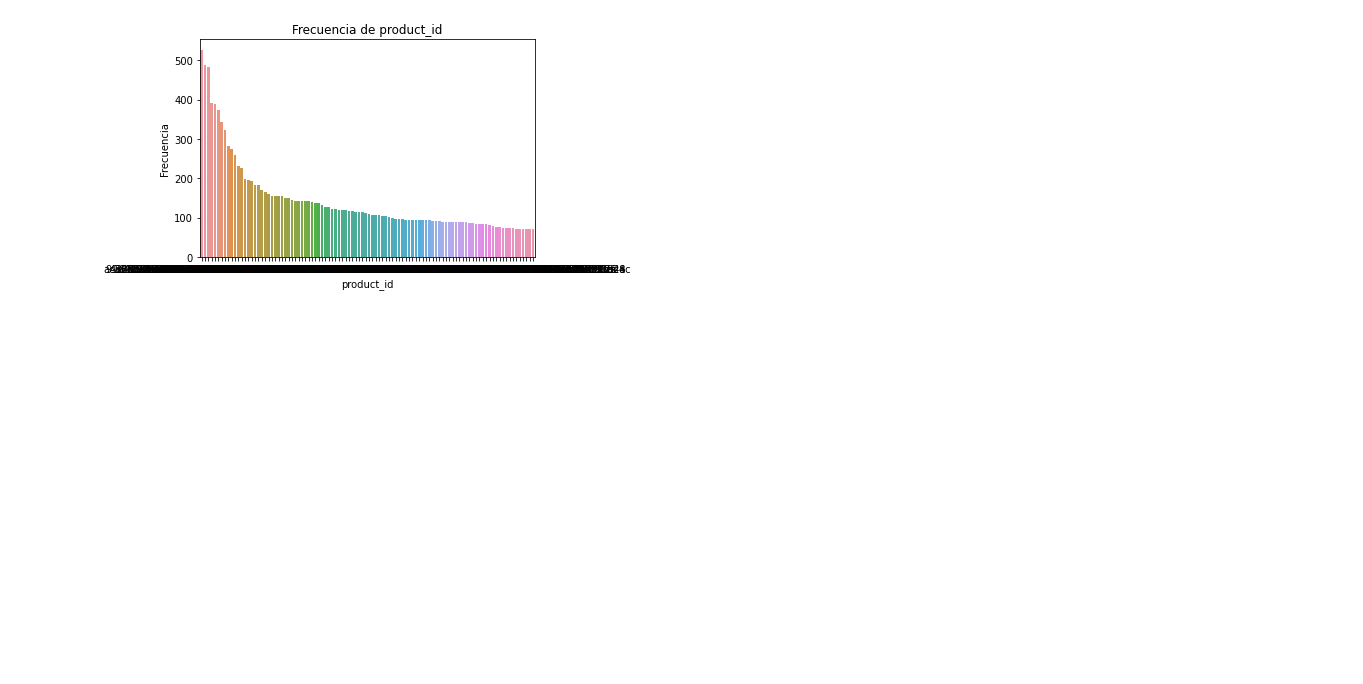
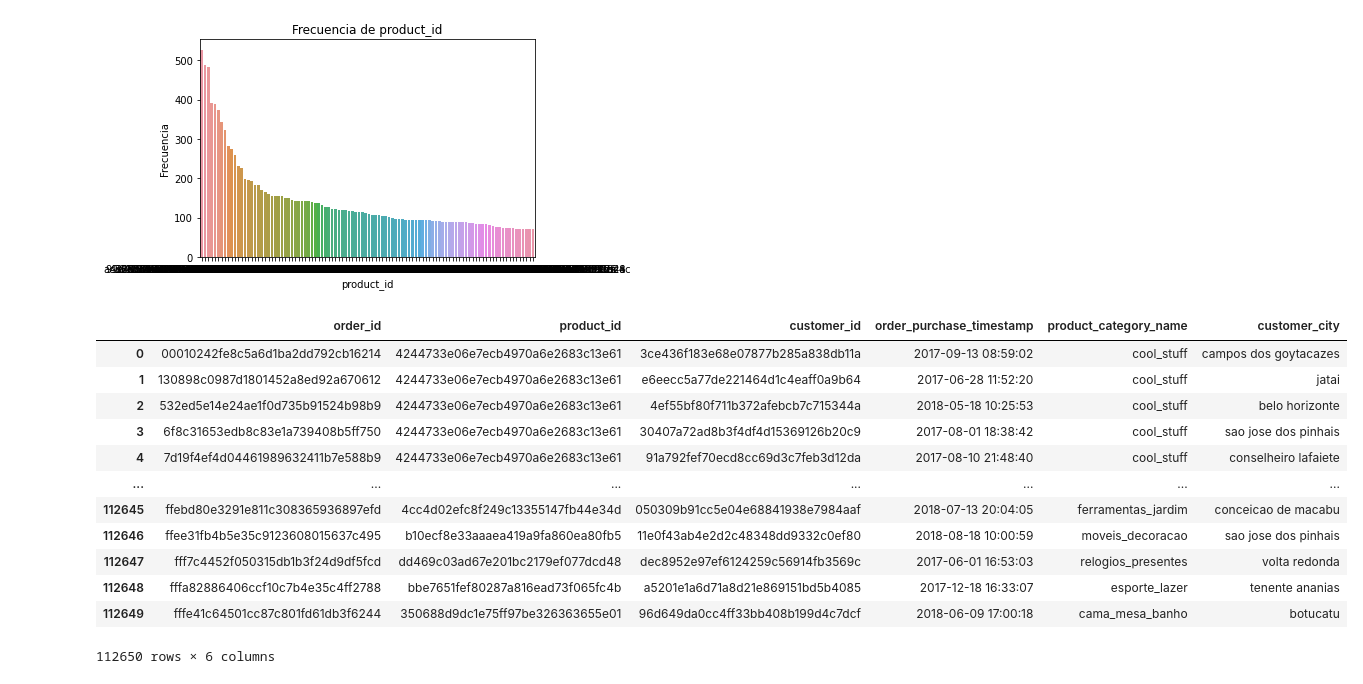
Before and after one commit to alfarodaniel/sistema-recomendacion-canasta-productos, a Jupyter notebook: codigos/estadisticas_descriptivas.ipynb, the cells around one changed output. Saved outputs shown, nothing was run; the diff lists cells and outputs as text; code cells hidden in the pictures; blank space fills up the shorter version.

```diff
--- a/codigos/estadisticas_descriptivas.ipynb
+++ b/codigos/estadisticas_descriptivas.ipynb
@@ -81,3 +136,19 @@ sns.barplot(x='product_id', y='Frecuencia', data=df[:100]).set(title='Frecuencia
 # %% [output]
 [Text(0.5, 1.0, 'Frecuencia de product_id')]
 [figure]
+# %%
+dfConsolidado
+# %% [output]
+|  | order_id | product_id | customer_id | order_purchase_timestamp | product_category_name | customer_city |
+| 0 | 00010242fe8c5a6d1ba2dd792cb16214 | 4244733e06e7ecb4970a6e2683c13e61 | 3ce436f183e68e07877b285a838db11a | 2017-09-13 08:59:02 | cool_stuff | campos dos goytacazes |
+| 1 | 130898c0987d1801452a8ed92a670612 | 4244733e06e7ecb4970a6e2683c13e61 | e6eecc5a77de221464d1c4eaff0a9b64 | 2017-06-28 11:52:20 | cool_stuff | jatai |
+| 2 | 532ed5e14e24ae1f0d735b91524b98b9 | 4244733e06e7ecb4970a6e2683c13e61 | 4ef55bf80f711b372afebcb7c715344a | 2018-05-18 10:25:53 | cool_stuff | belo horizonte |
+| 3 | 6f8c31653edb8c83e1a739408b5ff750 | 4244733e06e7ecb4970a6e2683c13e61 | 30407a72ad8b3f4df4d15369126b20c9 | 2017-08-01 18:38:42 | cool_stuff | sao jose dos pinhais |
+| 4 | 7d19f4ef4d04461989632411b7e588b9 | 4244733e06e7ecb4970a6e2683c13e61 | 91a792fef70ecd8cc69d3c7feb3d12da | 2017-08-10 21:48:40 | cool_stuff | conselheiro lafaiete |
+| ... | ... | ... | ... | ... | ... | ... |
+| 112645 | ffebd80e3291e811c308365936897efd | 4cc4d02efc8f249c13355147fb44e34d | 050309b91cc5e04e68841938e7984aaf | 2018-07-13 20:04:05 | ferramentas_jardim | conceicao de macabu |
+| 112646 | ffee31fb4b5e35c9123608015637c495 | b10ecf8e33aaaea419a9fa860ea80fb5 | 11e0f43ab4e2d2c48348dd9332c0ef80 | 2018-08-18 10:00:59 | moveis_decoracao | sao jose dos pinhais |
+| 112647 | fff7c4452f050315db1b3f24d9df5fcd | dd469c03ad67e201bc2179ef077dcd48 | dec8952e97ef6124259c56914fb3569c | 2017-06-01 16:53:03 | relogios_presentes | volta redonda |
+| 112648 | fffa82886406ccf10c7b4e35c4ff2788 | bbe7651fef80287a816ead73f065fc4b | a5201e1a6d71a8d21e869151bd5b4085 | 2017-12-18 16:33:07 | esporte_lazer | tenente ananias |
+| 112649 | fffe41c64501cc87c801fd61db3f6244 | 350688d9dc1e75ff97be326363655e01 | 96d649da0cc4ff33bb408b199d4c7dcf | 2018-06-09 17:00:18 | cama_mesa_banho | botucatu |
+112650 rows × 6 columns
```
Also changed, not shown: parts of 5 cells of this notebook, 1 other file.
